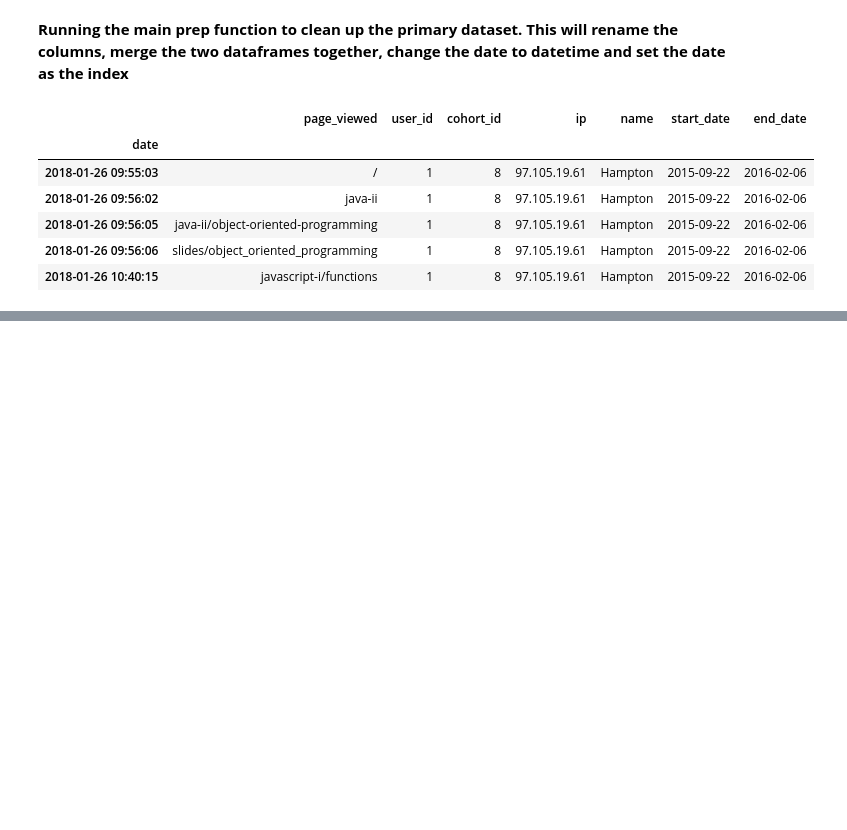
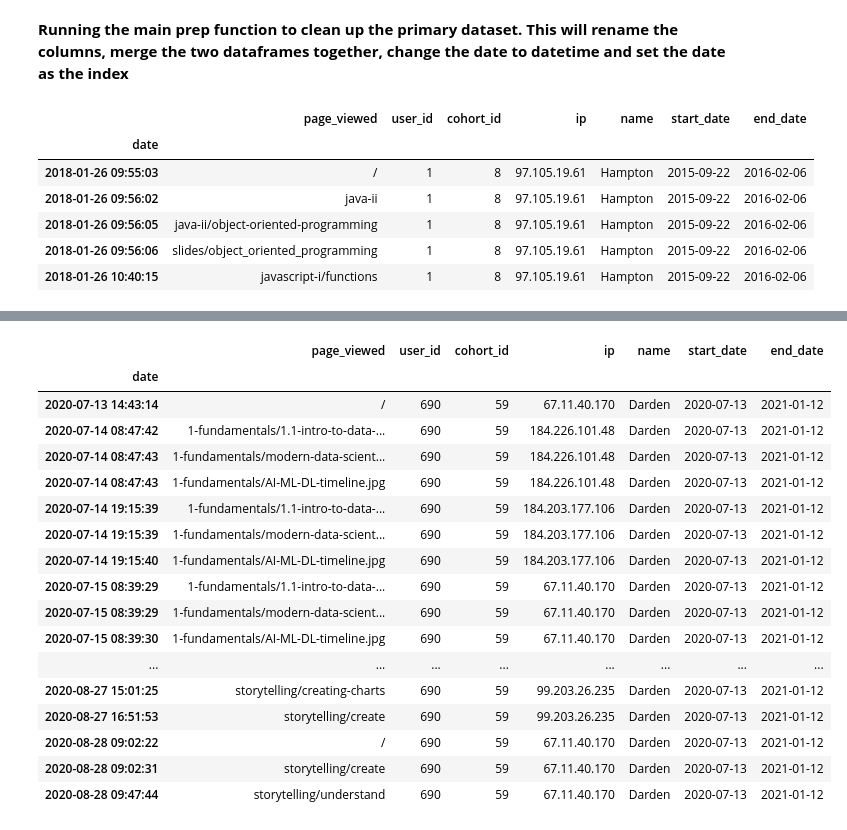
Before and after one commit to matt-c-knight/time-series-project, a Jupyter notebook: main.ipynb, the cells around one changed output, grey strips where cells are left out. Saved outputs shown, nothing was run; the diff lists cells and outputs as text; code cells hidden in the pictures; blank space fills up the shorter version.

```diff
--- a/main.ipynb
+++ b/main.ipynb
@@ -80,0 +758,21 @@ df.head()
+# %%
+darden[darden.user_id == 690]
+# %% [output]
+|  | page_viewed | user_id | cohort_id | ip | name | start_date | end_date |
+| date |  |  |  |  |  |  |  |
+| 2020-07-13 14:43:14 | / | 690 | 59 | 67.11.40.170 | Darden | 2020-07-13 | 2021-01-12 |
+| 2020-07-14 08:47:42 | 1-fundamentals/1.1-intro-to-data-... | 690 | 59 | 184.226.101.48 | Darden | 2020-07-13 | 2021-01-12 |
+| 2020-07-14 08:47:43 | 1-fundamentals/modern-data-scient... | 690 | 59 | 184.226.101.48 | Darden | 2020-07-13 | 2021-01-12 |
+| 2020-07-14 08:47:43 | 1-fundamentals/AI-ML-DL-timeline.jpg | 690 | 59 | 184.226.101.48 | Darden | 2020-07-13 | 2021-01-12 |
+| 2020-07-14 19:15:39 | 1-fundamentals/1.1-intro-to-data-... | 690 | 59 | 184.203.177.106 | Darden | 2020-07-13 | 2021-01-12 |
+| 2020-07-14 19:15:39 | 1-fundamentals/modern-data-scient... | 690 | 59 | 184.203.177.106 | Darden | 2020-07-13 | 2021-01-12 |
+| 2020-07-14 19:15:40 | 1-fundamentals/AI-ML-DL-timeline.jpg | 690 | 59 | 184.203.177.106 | Darden | 2020-07-13 | 2021-01-12 |
+| 2020-07-15 08:39:29 | 1-fundamentals/1.1-intro-to-data-... | 690 | 59 | 67.11.40.170 | Darden | 2020-07-13 | 2021-01-12 |
+| 2020-07-15 08:39:29 | 1-fundamentals/modern-data-scient... | 690 | 59 | 67.11.40.170 | Darden | 2020-07-13 | 2021-01-12 |
+| 2020-07-15 08:39:30 | 1-fundamentals/AI-ML-DL-timeline.jpg | 690 | 59 | 67.11.40.170 | Darden | 2020-07-13 | 2021-01-12 |
+| ... | ... | ... | ... | ... | ... | ... | ... |
+| 2020-08-27 15:01:25 | storytelling/creating-charts | 690 | 59 | 99.203.26.235 | Darden | 2020-07-13 | 2021-01-12 |
+| 2020-08-27 16:51:53 | storytelling/create | 690 | 59 | 99.203.26.235 | Darden | 2020-07-13 | 2021-01-12 |
+| 2020-08-28 09:02:22 | / | 690 | 59 | 67.11.40.170 | Darden | 2020-07-13 | 2021-01-12 |
+| 2020-08-28 09:02:31 | storytelling/create | 690 | 59 | 67.11.40.170 | Darden | 2020-07-13 | 2021-01-12 |
+| 2020-08-28 09:47:44 | storytelling/understand | 690 | 59 | 67.11.40.170 | Darden | 2020-07-13 | 2021-01-12 |
```
Also changed, not shown: parts of 139 cells of this notebook.
